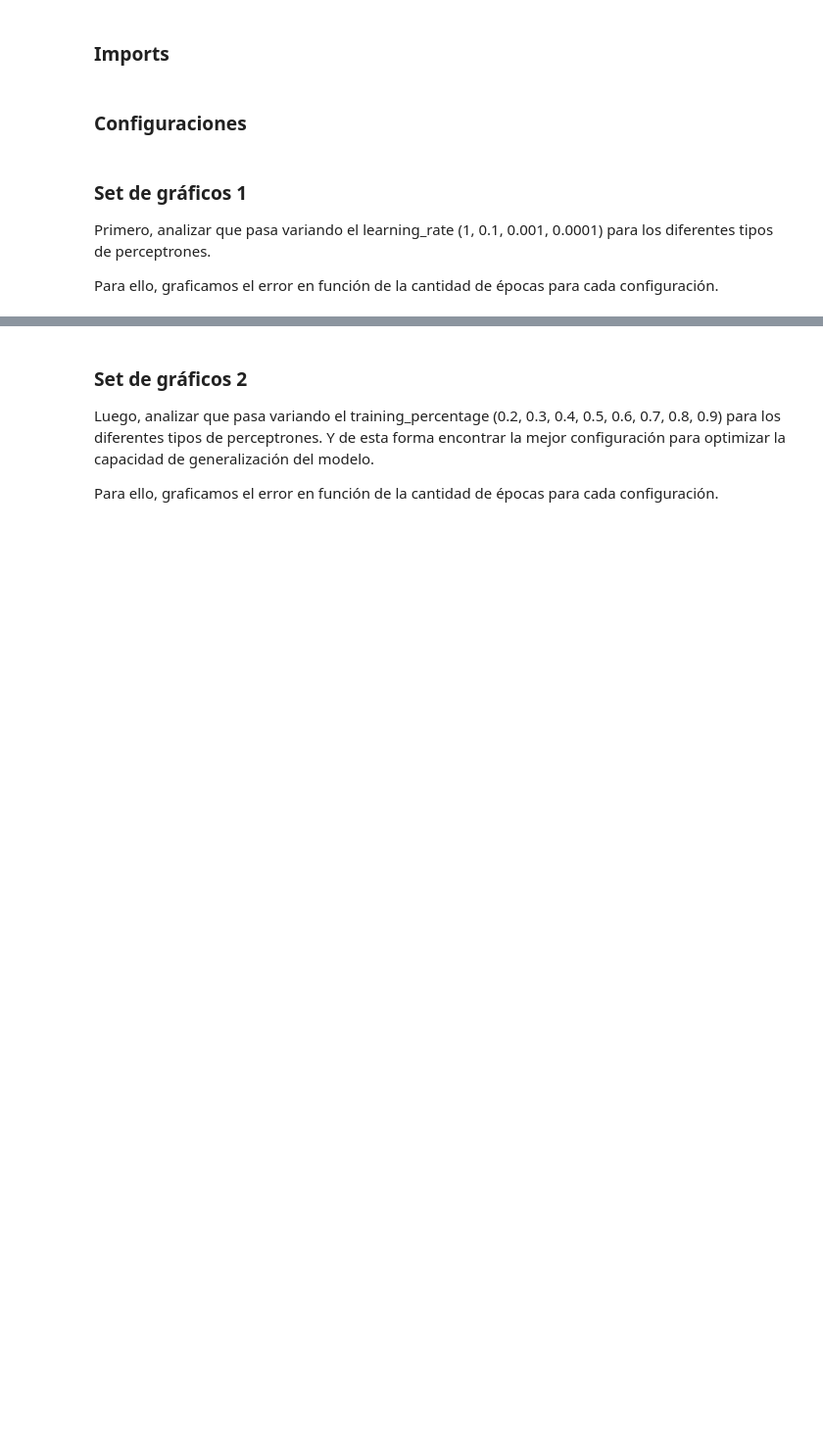
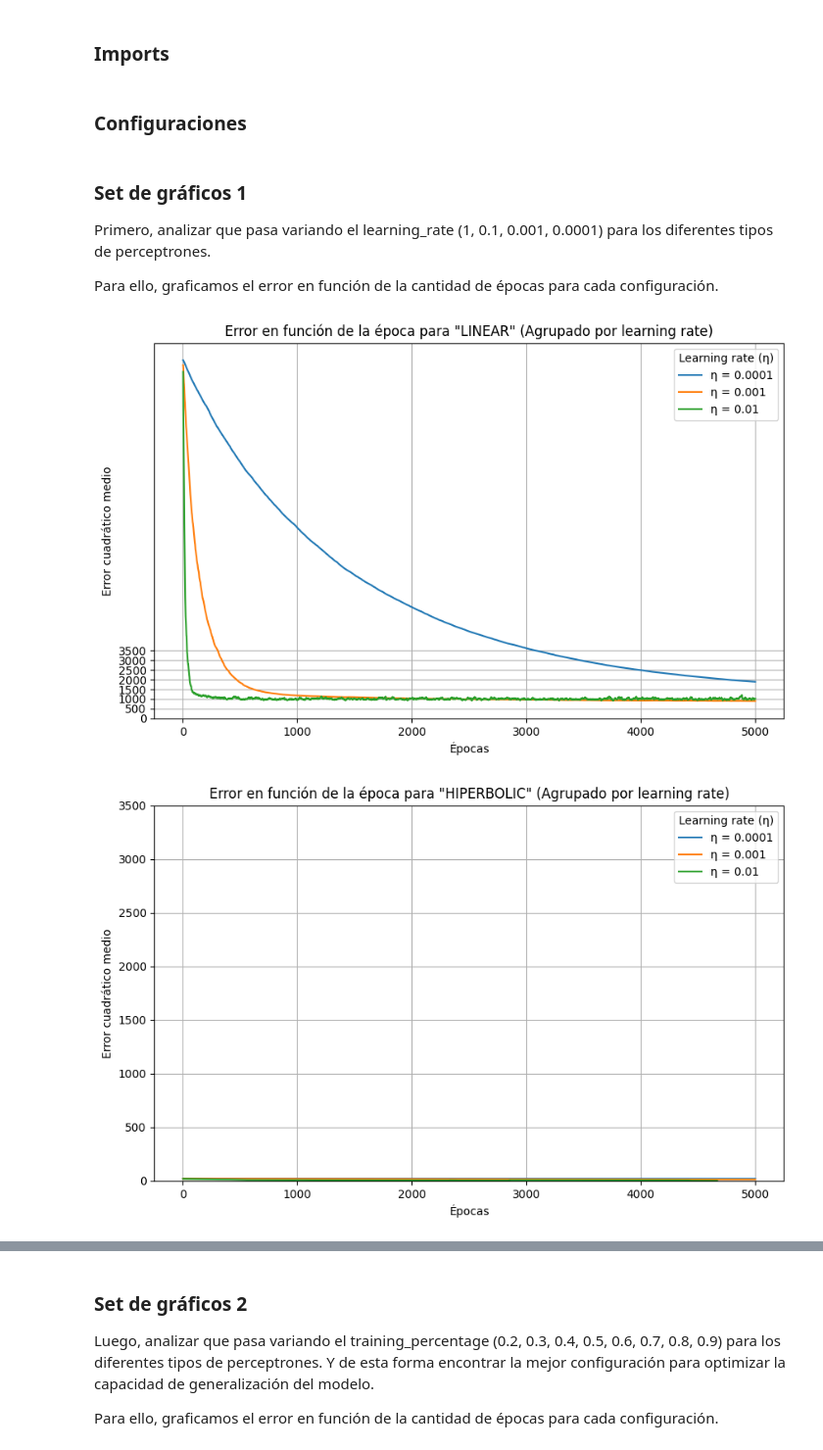
Before and after one commit to Ian-Arnott/TPs-SIA, a Jupyter notebook: Tp3/ej2/data_analysis.ipynb, the cells around one changed output, grey strips where cells are left out. Shown at 98% size. Cells and saved outputs as stored; diff of their text form; code cells hidden in the pictures; blank space fills up the shorter version.

Commit message:
Data analysis for ej2

```diff
--- a/Tp3/ej2/data_analysis.ipynb
+++ b/Tp3/ej2/data_analysis.ipynb
@@ -11,13 +13,13 @@ from main import run_main
 PERCEPTRON_TYPES = ["LINEAR", "HIPERBOLIC", "LOGISTIC"]
 # %%
 config = {
-    "perceptron_type": "LINEAR",
+    "perceptron_type": "LOGISTIC",
     "learning_rate": 0.001,
     "training_percentage": 0.8,
-    "max_epochs": 1000,
+    "max_epochs": 5000,
     "bias": 1,
     "beta": 1,
-    "epsilon": 2
+    "epsilon": 0.7
 }
 # %% [markdown]
 ### Set de gráficos 1
@@ -34,37 +36,42 @@ for perceptron_type in PERCEPTRON_TYPES:
     configCopy = copy(config)
     configCopy["perceptron_type"] = perceptron_type
 
-    for learning_rate in [0.001, 0.01, 0.1, 0.5, 1]:
+    for learning_rate in [0.0001, 0.001, 0.01]: # Con 0.5 para arriba hay overflow
         configCopy["learning_rate"] = learning_rate
 
         for run in range(1, repeats+1):
-            print("Running perceptron type: " + perceptron_type + " run: " + str(run + 1))
-            mse, epochs = run_main(configCopy)
-            result_list.append({
-                "perceptron_type": perceptron_type,
-                "learning_rate": learning_rate,
-                "mse": mse,
-                "epochs": epochs
-            })
+            epoch, mse = run_main(configCopy)
+
+            for i in range(epoch):
+                result_list.append({
+                    "perceptron_type": perceptron_type,
+                    "learning_rate": learning_rate,
+                    "mse": mse[i],
+                    "epoch": i+1,
+                })
 
 df = pd.DataFrame(result_list)
+df.to_csv('data/set1.csv', index=False)
 # %%
 for perceptron_type in PERCEPTRON_TYPES:
     subset = df[df["perceptron_type"] == perceptron_type]
 
     plt.figure(figsize=(10, 6))
 
     for learning_rate in subset["learning_rate"].unique():
         lr_subset = subset[subset["learning_rate"] == learning_rate]
-        plt.plot(lr_subset["epochs"], lr_subset["mse"], label="Learning rate: " + str(learning_rate))
+        mean_lr_subset = lr_subset.groupby("epoch")["mse"].mean()
+        plt.plot(mean_lr_subset.index, mean_lr_subset, label="η = " + str(learning_rate))
 
-
-    plt.yticks(range(10, 61, 10))
+    plt.yticks(range(0, 4000, 500))
     plt.xlabel('Épocas')
     plt.ylabel('Error cuadrático medio')
     plt.title(f'Error en función de la época para "{perceptron_type}" (Agrupado por learning rate)')
-    plt.legend(title='learning rate')
+    plt.legend(title='Learning rate (η)')
 
 
     plt.grid(True)
     plt.show()
+# %% [output]
+[figure, added]
+[figure, added]
```
Also changed, not shown: parts of 4 cells of this notebook, 6 other files.
